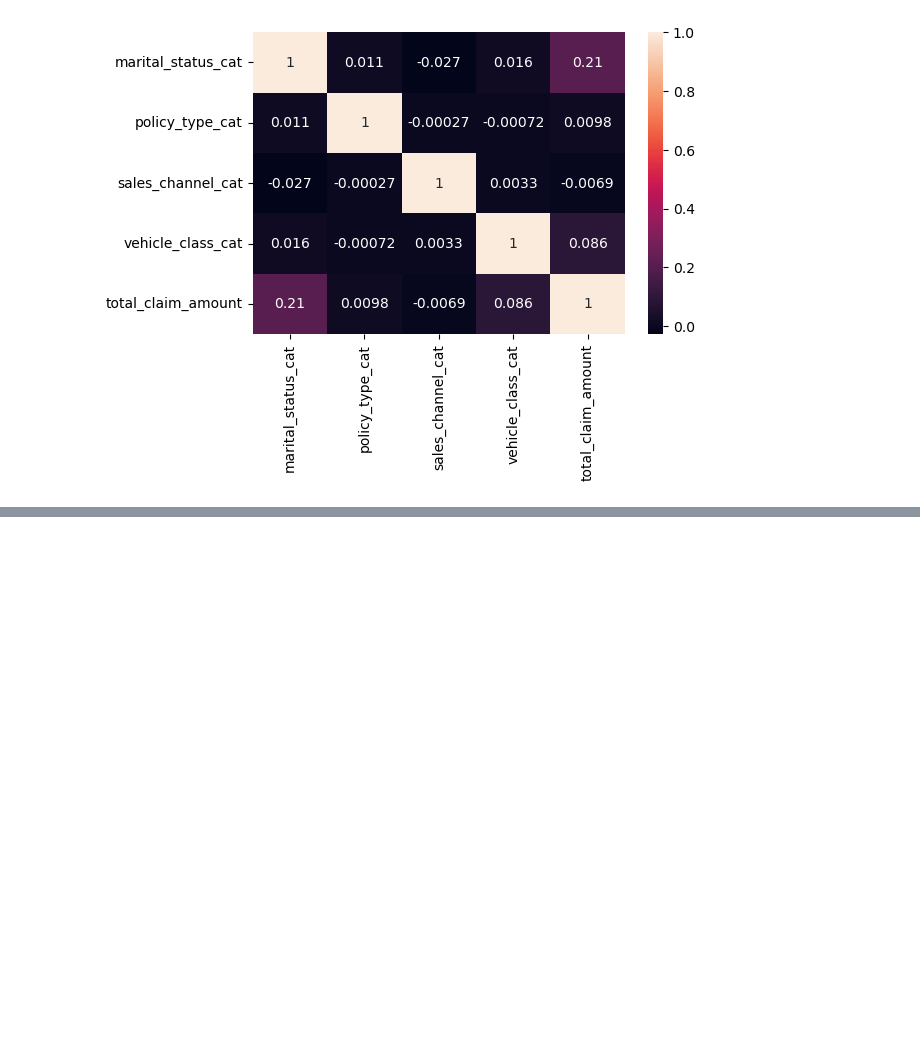
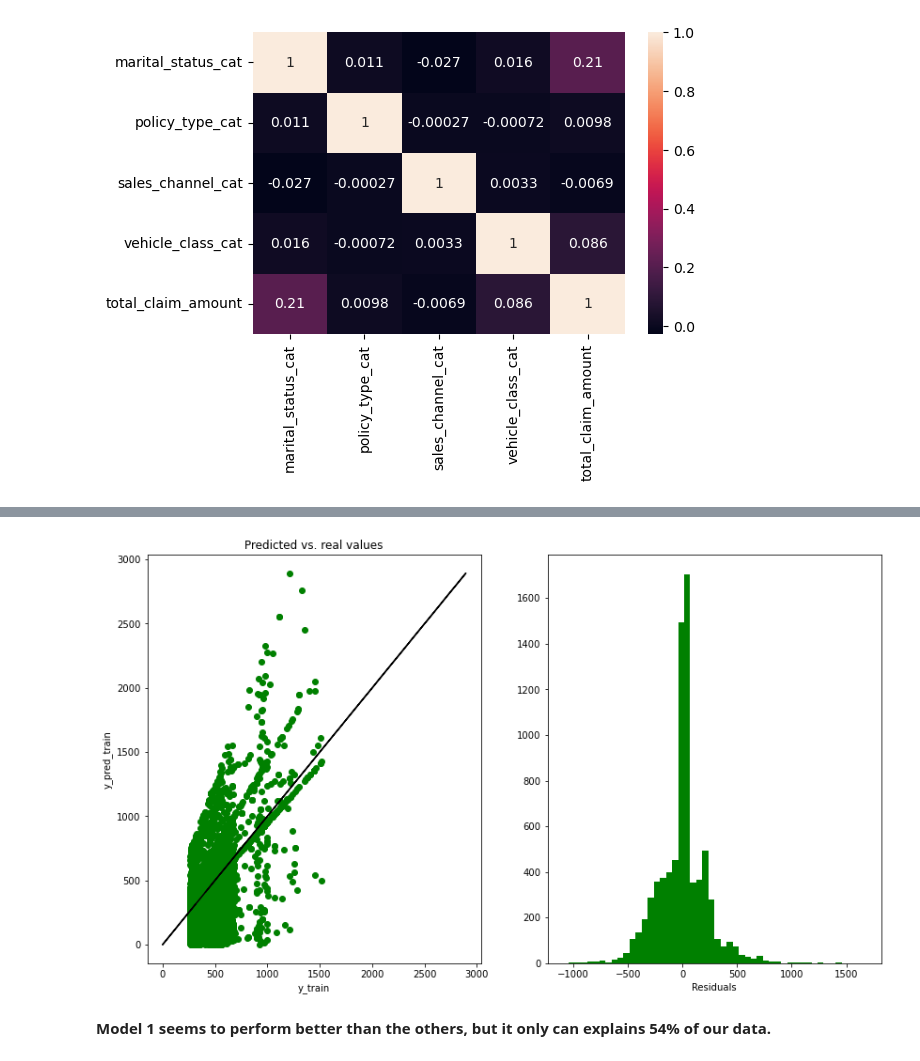
Before and after one commit to ameliapt/lab-customer-analysis-round-6, a Jupyter notebook: PijuanAmelia_Lab6Solutions.ipynb, the cells around one changed output, grey strips where cells are left out. Saved outputs shown, nothing was run; the diff lists cells and outputs as text; code cells hidden in the pictures; blank space fills up the shorter version.

```diff
--- a/PijuanAmelia_Lab6Solutions.ipynb
+++ b/PijuanAmelia_Lab6Solutions.ipynb
@@ -1059,0 +1128,23 @@ Linear Model 1 seems to perform better on our dataset.
+# %%
+lm_3 = linear_model.LinearRegression()
+lm_3.fit(X_train_norm_3,y_train_3)
+
+y_pred_train_3 = lm_3.predict(X_train_norm_3)
+y_pred_test_3 = lm_3.predict(X_test_norm_3)
+
+R2_train_3 = r2_score(y_train_3, y_pred_train_3)
+R2_test_3 = r2_score(y_test_3, y_pred_test_3)
+
+print("R2 score por training is:", r2_score(y_train_3, y_pred_train_3))
+print("MSE for training is:", mean_squared_error(y_train_3, y_pred_train_3))
+print("RMSE for training is:", np.sqrt(mean_squared_error(y_train_3, y_pred_train_3)))
+print("MAE for training is:", mean_absolute_error(y_train_3, y_pred_train_3))
+print("MAPE for training is:", mean_absolute_percentage_error(y_train_3, y_pred_train_3))
+
+print("------------------------")
+
+print("R2 score por testing is:", r2_score(y_test_3, y_pred_test_3))
+print("MSE for testing is:", mean_squared_error(y_test_3, y_pred_test_3))
+print("RMSE for testing is:", np.sqrt(mean_squared_error(y_test_3, y_pred_test_3)))
+print("MAE for testing is:", mean_absolute_error(y_test_3, y_pred_test_3))
+print("MAPE for testing is:", mean_absolute_percentage_error(y_test_3, y_pred_test_3))
@@ -1059,0 +1163,19 @@ Linear Model 1 seems to perform better on our dataset.
+# %%
+results_train_3 = pd.DataFrame(y_train_3).copy()
+results_train_3['y_pred'] = y_pred_train_3
+results_train_3['residuals'] = results_train_3['total_claim_amount'] - results_train_3['y_pred']
+results_train_3.head()
+
+fig, axes = plt.subplots(1,2,figsize=(14,8))
+axes[0].scatter(x=results_train_3['y_pred'], y=results_train_3['total_claim_amount'] , color = 'green')
+axes[0].plot(results_train_3['total_claim_amount'], results_train_3['total_claim_amount'], color = 'black')
+axes[0].set_xlabel("y_train")
+axes[0].set_ylabel("y_pred_train")
+axes[0].set_title("Predicted vs. real values")
+axes[1].hist(results_train_3['residuals'], color = "green", bins = 50)
+axes[1].set_xlabel("Residuals")
+plt.show()
+# %% [output]
+[figure, added]
+# %% [markdown]
+**Model 1 seems to perform better than the others, but it only can explains 54% of our data.**
```
Also changed, not shown: parts of 17 cells of this notebook.
